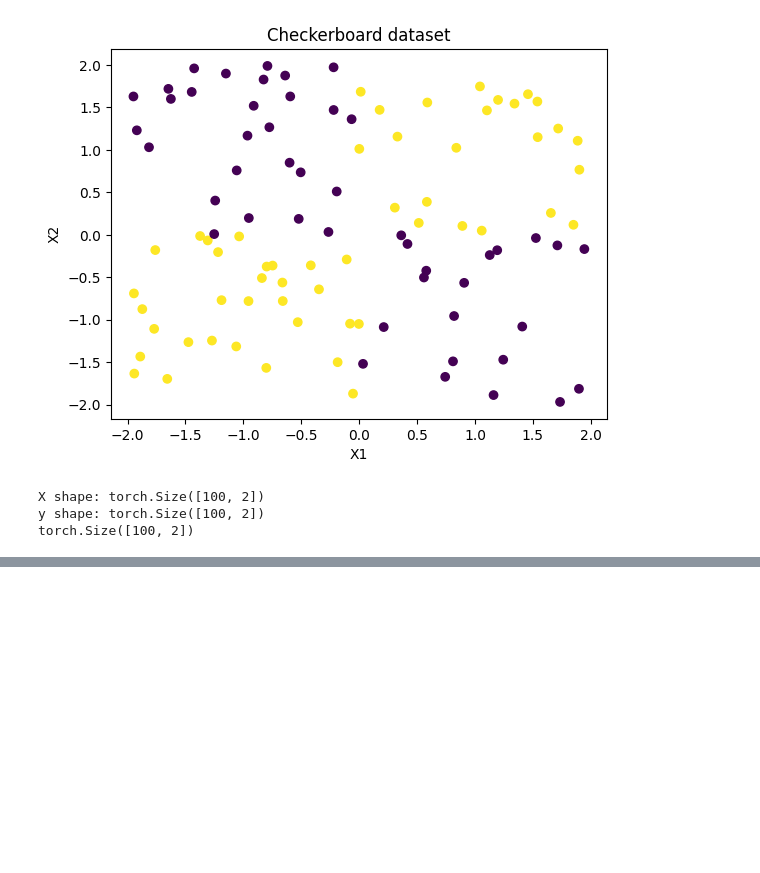
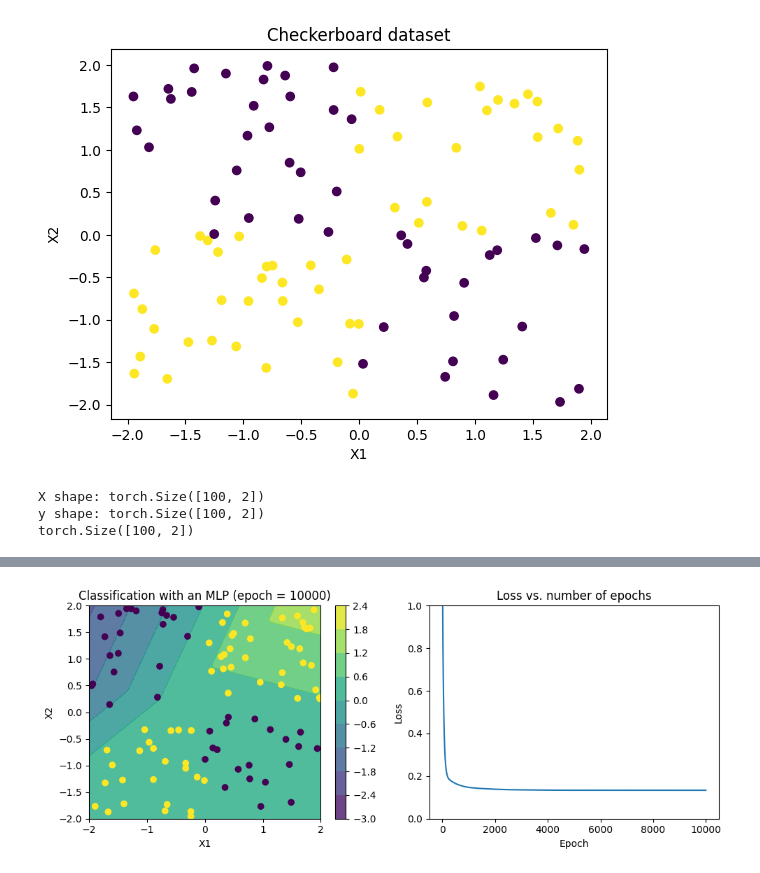
Before and after one commit to jlopetegui98/DL-ENS-Implementations, a Jupyter notebook: Class1/Tutorial1.ipynb, the cells around one changed output, grey strips where cells are left out. Drawn from its saved outputs; the diff is of its cells as text; code cells hidden in the pictures; blank space fills up the shorter version.

Commit message:
add: comparison of performance of the model for different number of hidden states (model class 1)

```diff
--- a/Class1/Tutorial1.ipynb
+++ b/Class1/Tutorial1.ipynb
@@ -121,0 +127,16 @@ train((X,y), model, 1000)
+# %%
+#less complex model with less number of hidden states
+model1 = nn.Sequential(
+    nn.Linear(2,2),
+    nn.ReLU(),
+    nn.Linear(2,2)
+)
+
+X,y = create_checkerboard()
+
+X = torch.tensor(X, dtype=torch.float32)
+y = torch.tensor(y, dtype=torch.float32)
+
+train((X,y), model1, 10000) #In this case the model does not learn to classify well not even with a big number of epochs
+# %% [output]
+[figure, added]
```
Also changed, not shown: parts of 4 cells of this notebook.
